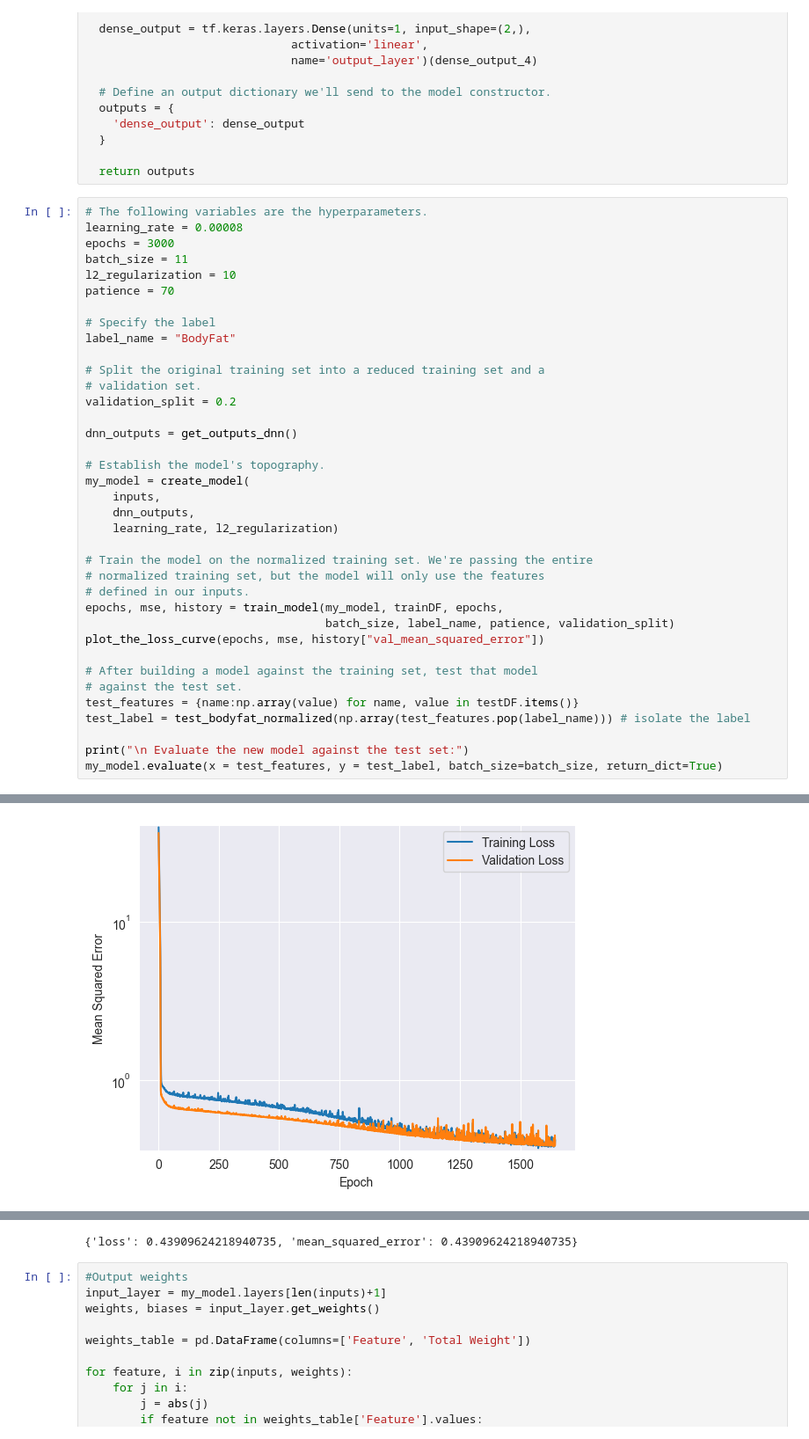
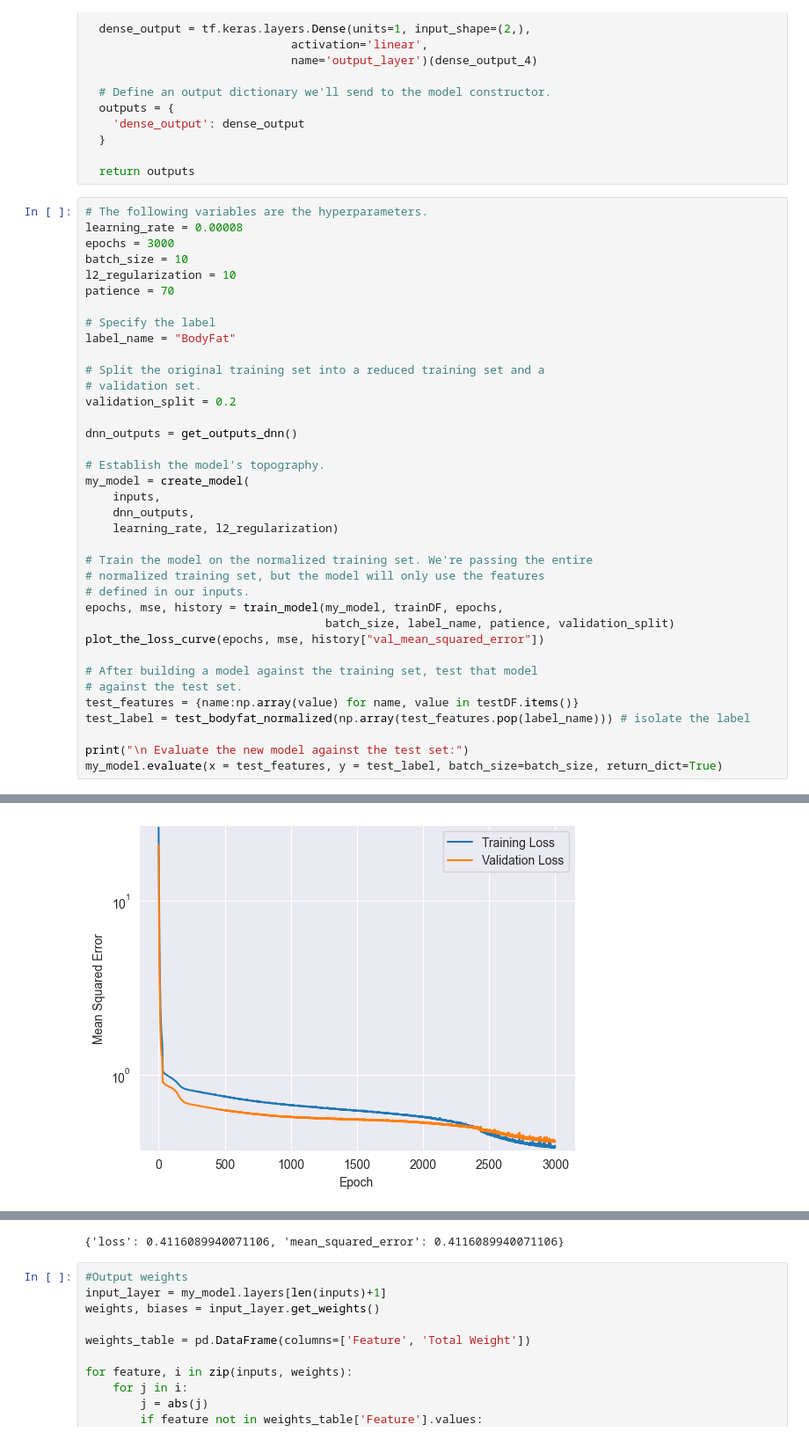
Before and after one commit to Stegi56/Body-Fat-Estimator, a Jupyter notebook: model2.ipynb, the cells around one changed output, grey strips where cells are left out. Shown at 88% size. Cells and saved outputs as stored; diff of their text form.

```diff
--- a/model2.ipynb
+++ b/model2.ipynb
@@ -417,7 +417,7 @@ def get_outputs_dnn():
 # The following variables are the hyperparameters.
 learning_rate = 0.00008
 epochs = 3000
-batch_size = 11
+batch_size = 10
 l2_regularization = 10
 patience = 70
 
@@ -473,2 +473,2 @@ Epoch 1646/3000
-[figure, old version]
+[figure, new version]
  Evaluate the new model against the test set:
@@ -476,4 +476,4 @@ Epoch 1646/3000
-{'loss': 0.43909624218940735, 'mean_squared_error': 0.43909624218940735}
+{'loss': 0.4116089940071106, 'mean_squared_error': 0.4116089940071106}
 # %%
 #Output weights
 input_layer = my_model.layers[len(inputs)+1]
```
Also changed, not shown: parts of 1 cell of this notebook.
